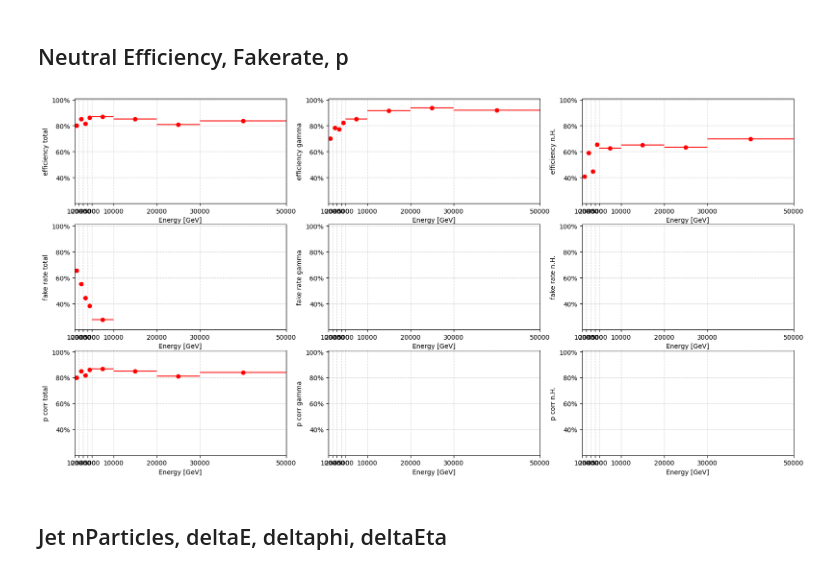
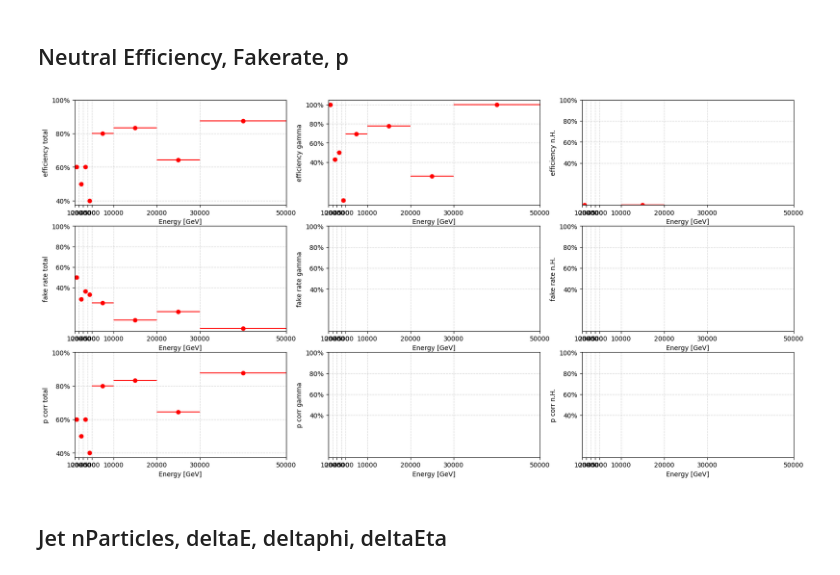
Before and after one commit to cms-pepr/HGCalML, a Jupyter notebook: scripts/generatePlots.ipynb, the cells around one changed output. Cells and saved outputs as stored; diff of their text form; code cells hidden in the pictures.

Commit message:
tried new matching

```diff
--- a/scripts/generatePlots.ipynb
+++ b/scripts/generatePlots.ipynb
@@ -11,7 +11,9 @@ sys.path.append('../modules')
 tf.config.set_visible_devices(tf.config.list_physical_devices('GPU')[1], 'GPU')
 # %%
 #Open file
-filepath = '/work/friemer/hgcalml/SimpleCocoa/analyseSimpleCocoa/analysisoutput'
+#filepath = '/work/friemer/hgcalml/SimpleCocoa/analyseSimpleCocoa/analysisoutput'
+filepath = '/work/friemer/hgcalml/CocoaTotalEnergyQmin01PhiEta/analysisoutput'
+filepath = '/work/friemer/hgcalml/analysisoutputoldmatching'
 
 # Open the file and load the data
 with gzip.open(filepath, 'rb') as input_file:
@@ -72,11 +74,18 @@ def help_calc_efficiencies(df, bins, mask=None):
 
     if mask == None:
         mask_PID_truth = np.ones(len(df), dtype=bool)
-        mask_PID_pred = np.ones(len(df), dtype=bool)
+        mask_PID_pred = mask_PID_truth
     else:
-        mask_PID_truth = df['truthHitAssignedPIDs'].isin(mask)
-        mask_PID_pred = df['pred_id'].isin(mask) #TODO: change pred_id is not PID!!!!!!!!!!!!!!!!!!!!!!!!!!!!!!!!!!!!!!!!!!!!!!!!!!!!!!!!!!!!!!!!!!
-    mask_PID_match = np.logical_and(mask_PID_truth, mask_PID_pred)
+        if(mask == 0):
+            mask_PID_truth = df['truthHitAssignedPIDs'].isin([22])
+        elif(mask == 1):
+            mask_PID_truth = df['truthHitAssignedPIDs'].isin([130,310,311,2112,-2112,3122,-3122,3322,-3322])
+        else:
+            raise ValueError("mask must be 0 or 1")
+
+        mask_PID_pred = df['pred_id'].isin([mask])
+    mask_PID_matched = np.logical_and(mask_PID_truth, mask_PID_pred)
+
 
     for i in range(len(bins) - 1):
         mask_bintruth = np.logical_and(
@@ -100,7 +109,7 @@ def help_calc_efficiencies(df, bins, mask=None):
         efficiencies.append(np.sum(matched[mask_PID_truth]) / np.sum(mask_bintruth[mask_PID_truth]))
         fake_rate.append(np.sum(faked[mask_PID_pred]) / np.sum(mask_binpred[mask_PID_pred]))
 
-        corr_class_prob.append(np.sum(matched[mask_PID_match]) / np.sum(mask_bintruth[mask_PID_match]))
+        corr_class_prob.append(np.sum(matched[mask_PID_matched]) / np.sum(mask_bintruth[mask_PID_matched]))
     return np.array(n_trues), np.array(n_pred), np.array(n_matched), np.array(n_fakes), np.array(efficiencies), np.array(fake_rate), np.array(corr_class_prob)
 def efficiency_plots(df, bins):
     # Calculate the bin positions and widths
@@ -122,7 +131,7 @@ def efficiency_plots(df, bins):
 
     # Calculate the efficiencies and fake rates for the photons
     n_trues_photon, n_pred_photon, n_matched_photon, n_fakes_photon, efficiencies_photon, \
-    fake_rate_photon, corr_class_prob_photon = help_calc_efficiencies(df, bins,[22])
+    fake_rate_photon, corr_class_prob_photon = help_calc_efficiencies(df, bins,0)
 
 
     y_eff_photon = efficiencies_photon*100
@@ -136,10 +145,10 @@ def efficiency_plots(df, bins):
 
     # Calculate the efficiencies and fake rates for the neutral hadrons
     #130: "K0L", 310: "K0S", 311: "K0", 2112: "neutron",-2112: "antineutron",3122: "Lambda",-3122: "antilambda"3322: "Xi0",-3322: "antixi0"
-    mask_n_h = [130, 310, 311, 2112, -2112, 3122, -3122, 3322, -3322]
+
     n_trues_neutral_hadrons, n_pred_neutral_hadrons, n_matched_neutral_hadrons, \
     n_fakes_neutral_hadrons, efficiencies_neutral_hadrons, fake_rate_neutral_hadrons, corr_class_prob_neutral_hadrons \
-    = help_calc_efficiencies(df, bins, mask_n_h)
+    = help_calc_efficiencies(df, bins, 1)
 
     y_eff_neutral_hadrons = efficiencies_neutral_hadrons*100
     yerr_eff_neutral_hadrons = np.sqrt(efficiencies_neutral_hadrons * (1 - efficiencies_neutral_hadrons) / n_trues_neutral_hadrons)
@@ -162,35 +171,35 @@ def efficiency_plots(df, bins):
     ax4.errorbar(x_pos, y_fake, xerr=x_err, yerr=yerr_fake, fmt='o', color='red', label='Fake rate')
     ax4.set_ylabel('fake rate total', fontsize=10)
     ax5.errorbar(x_pos, y_fake_photon, xerr=x_err, yerr=yerr_fake_photon, fmt='o', color='red', label='Fake rate')
     ax5.set_ylabel('fake rate gamma', fontsize=10)
     ax6.errorbar(x_pos, y_fake_neutral_hadrons, xerr=x_err, yerr=yerr_fake_neutral_hadrons, fmt='o', color='red', label='Fake rate')
     ax6.set_ylabel('fake rate n.H.', fontsize=10)
 
     ax7.errorbar(x_pos, y_corr, xerr=x_err, yerr=yerr_corr, fmt='o', color='red', label='probability of correct class')
     ax7.set_ylabel('p corr total', fontsize=10)
     ax8.errorbar(x_pos, y_corr_photon, xerr=x_err, yerr=yerr_corr_photon, fmt='o', color='red', label='probability of correct class')
     ax8.set_ylabel('p corr gamma', fontsize=10)
     ax9.errorbar(x_pos, y_corr_neutral_hadrons, xerr=x_err, yerr=yerr_corr_neutral_hadrons, fmt='o', color='red', label='probability of correct class')
     ax9.set_ylabel('p corr n.H.', fontsize=10)
 
     for ax in [ax1, ax2,ax3, ax4, ax5, ax6, ax7, ax8, ax9]:
         ax.set_xticks(bins)
         ax.set_xticklabels(bins, fontsize=10)
         ax.set_xlim(bins[0], bins[-1])
         ax.grid(True, which='major', axis='y', linestyle='--', alpha=0.5)
         ax.grid(True, which='major', axis='x', linestyle='--', alpha=0.5)
         ax.set_xlabel('Energy [GeV]', fontsize=10)
 
         yticks1 = np.round(np.arange(40, 101, 20), 1)
         ax.set_yticks(yticks1)
         ax.set_yticklabels([f"{y}%" for y in yticks1], fontsize=10)
-        ax.set_ylim(20, 101)
+        #ax.set_ylim(20, 101)
 
     return fig
 energy_bins = np.array([1,2,3,4,5,10,20,30,50])*1000
 fig=efficiency_plots(df, bins=energy_bins)
 # %% [output]
-[figure, old version]
+[figure, new version]
 # %% [markdown]
 ## Jet nParticles, deltaE, deltaphi, deltaEta
 # %%
```
Also changed, not shown: parts of 5 cells of this notebook, 1 other file.
